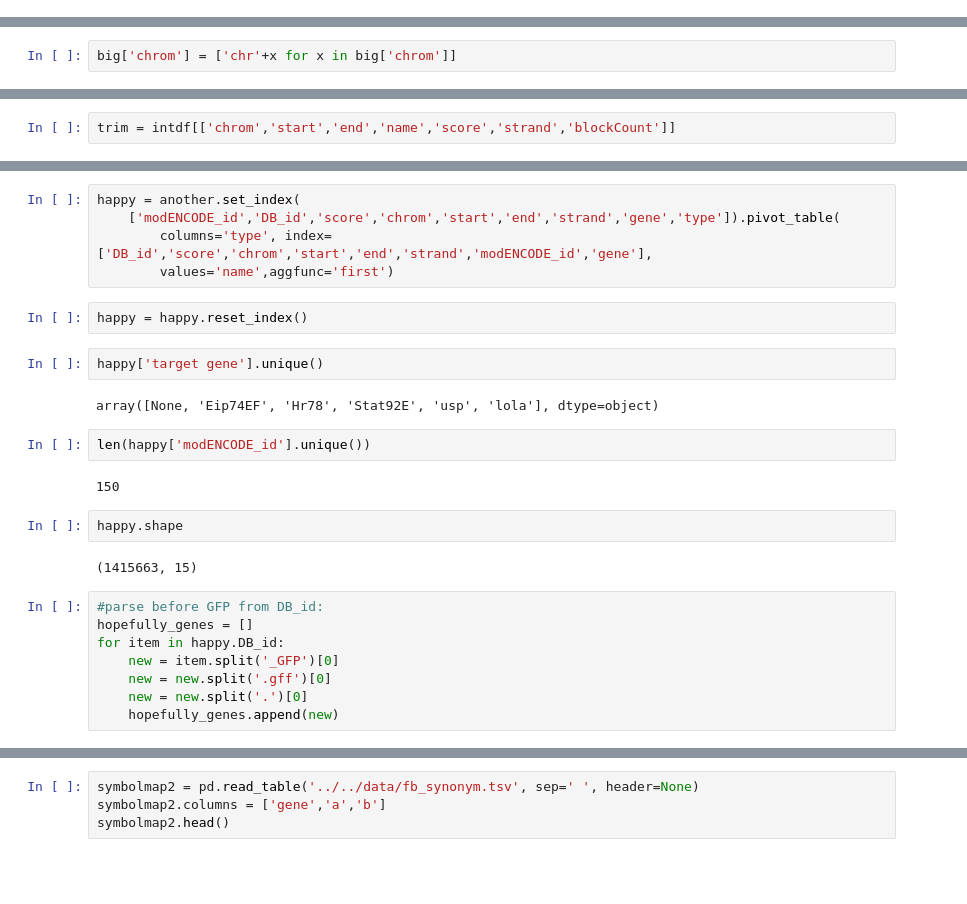
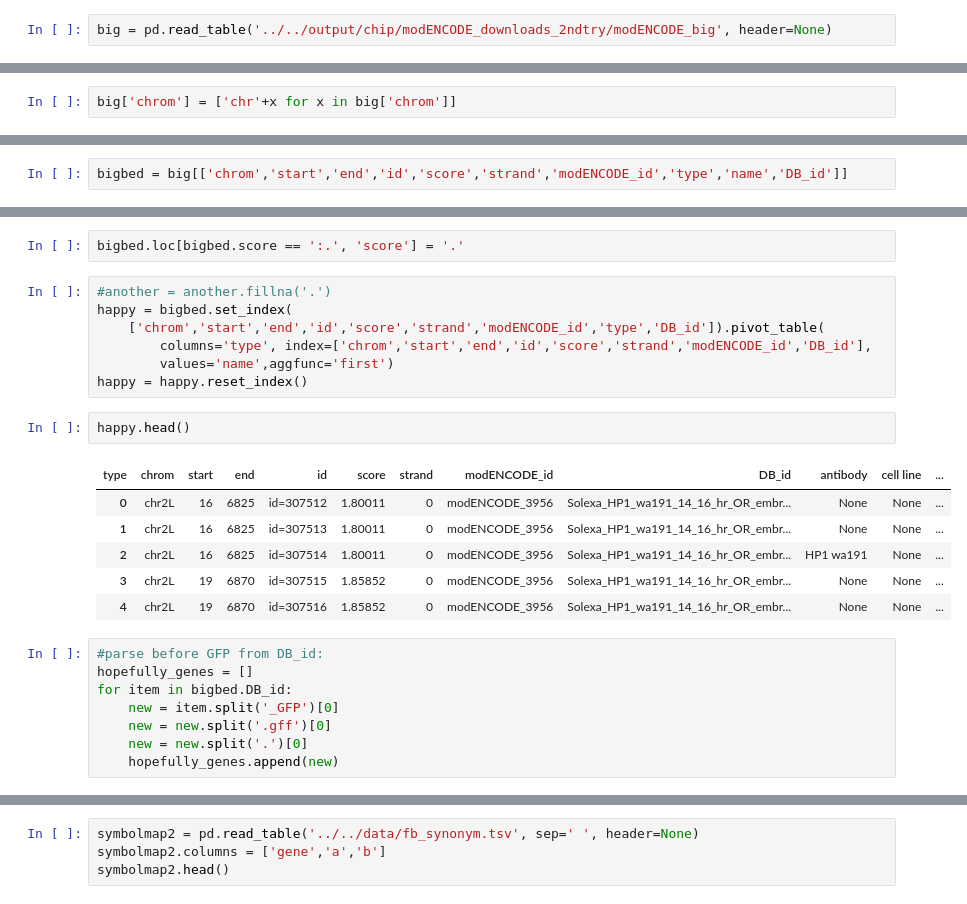
Before and after one commit to jfear/s2rnai, a Jupyter notebook: notebook/develop/2017-09-07_chipseq_from_csv.ipynb, the cells around one changed output, grey strips where cells are left out. Cells and saved outputs as stored; diff of their text form; blank space fills up the shorter version.

```diff
--- a/notebook/develop/2017-09-07_chipseq_from_csv.ipynb
+++ b/notebook/develop/2017-09-07_chipseq_from_csv.ipynb
@@ -80,3 +73,5 @@ genes_bed = genes.each(gff2bed, name_field='ID').saveas()
+# %%
+big = pd.read_table('../../output/chip/modENCODE_downloads_2ndtry/modENCODE_big', header=None)
 # %%
 #make new id column (set to name/4th column)
 #make this a bed and add chr to chromosome
@@ -100,2 +83,2 @@ with open('../../data/modENCODE_downloads_2ndtry/modENCODE_big.liftover') as f:
 # %%
-trim = intdf[['chrom','start','end','name','score','strand','blockCount']]
+bigbed = big[['chrom','start','end','id','score','strand','modENCODE_id','type','name','DB_id']]
@@ -121,26 +85,25 @@ another = another.fillna('.')
+# %%
+bigbed.loc[bigbed.score == ':.', 'score'] = '.'
 # %%
-happy = another.set_index(
-    ['modENCODE_id','DB_id','score','chrom','start','end','strand','gene','type']).pivot_table(
-        columns='type', index=['DB_id','score','chrom','start','end','strand','modENCODE_id','gene'],
+#another = another.fillna('.')
+happy = bigbed.set_index(
+    ['chrom','start','end','id','score','strand','modENCODE_id','type','DB_id']).pivot_table(
+        columns='type', index=['chrom','start','end','id','score','strand','modENCODE_id','DB_id'],
         values='name',aggfunc='first')
+happy = happy.reset_index()
-# %%
-happy = happy.reset_index()
-# %%
-happy['target gene'].unique()
-# %% [output]
-array([None, 'Eip74EF', 'Hr78', 'Stat92E', 'usp', 'lola'], dtype=object)
-# %%
-len(happy['modENCODE_id'].unique())
-# %% [output]
-150
 # %%
-happy.shape
+happy.head()
 # %% [output]
-(1415663, 15)
+| type | chrom | start | end | id | score | strand | modENCODE_id | DB_id | antibody | cell line | ... |
+| 0 | chr2L | 16 | 6825 | id=307512 | 1.80011 | 0 | modENCODE_3956 | Solexa_HP1_wa191_14_16_hr_OR_embr... | None | None | ... |
+| 1 | chr2L | 16 | 6825 | id=307513 | 1.80011 | 0 | modENCODE_3956 | Solexa_HP1_wa191_14_16_hr_OR_embr... | None | None | ... |
+| 2 | chr2L | 16 | 6825 | id=307514 | 1.80011 | 0 | modENCODE_3956 | Solexa_HP1_wa191_14_16_hr_OR_embr... | HP1 wa191 | None | ... |
+| 3 | chr2L | 19 | 6870 | id=307515 | 1.85852 | 0 | modENCODE_3956 | Solexa_HP1_wa191_14_16_hr_OR_embr... | None | None | ... |
+| 4 | chr2L | 19 | 6870 | id=307516 | 1.85852 | 0 | modENCODE_3956 | Solexa_HP1_wa191_14_16_hr_OR_embr... | None | None | ... |
 # %%
 #parse before GFP from DB_id:
 hopefully_genes = []
-for item in happy.DB_id:
+for item in bigbed.DB_id:
     new = item.split('_GFP')[0]
     new = new.split('.gff')[0]
     new = new.split('.')[0]
```
Also changed, not shown: parts of 49 cells of this notebook.
